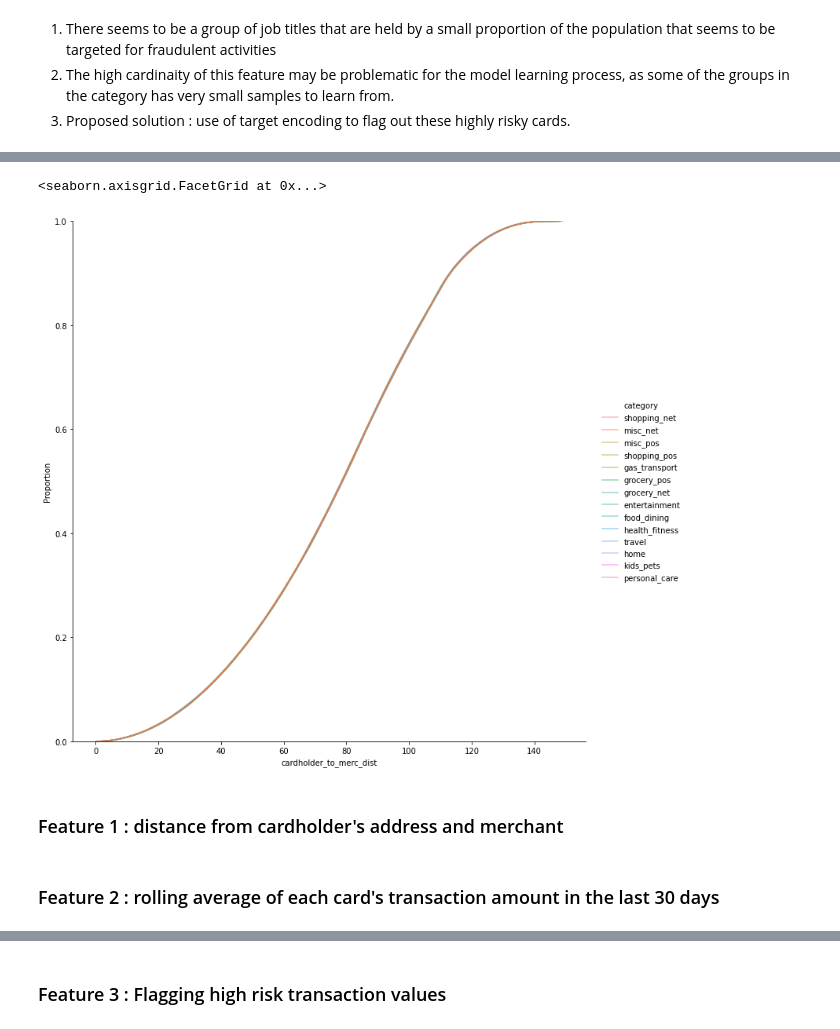
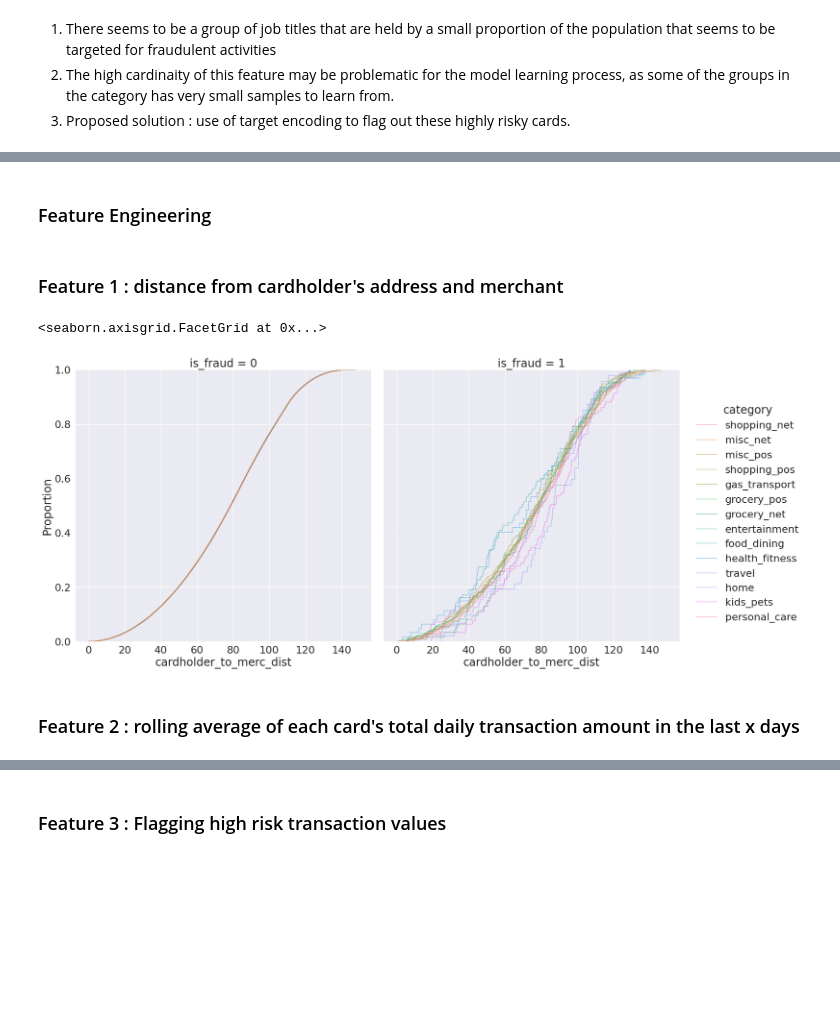
Before and after one commit to ngcheeyuan/Fraud_Detection_Capstone, a Jupyter notebook: Capstone.ipynb, the cells around one changed output, grey strips where cells are left out. Cells and saved outputs as stored; diff of their text form; code cells hidden in the pictures; blank space fills up the shorter version.

```diff
--- a/Capstone.ipynb
+++ b/Capstone.ipynb
@@ -520,3 +521,7 @@ ax[2].axvline(x=df['is_fraud'].mean(), color='r', linestyle ="--")
+# %% [markdown]
+### Feature Engineering
+# %% [markdown]
+### Feature 1 : distance from cardholder's address and merchant
 # %%
 #from math import radians, cos, sin, asin, sqrt
 def haversine(lat1, lon1, lat2, lon2):
@@ -547,16 +552,17 @@ df_test = cardholder_to_merc_dist(df_test)
 # %%
 sns.displot(data = df.reset_index() ,
             x = 'cardholder_to_merc_dist' ,
             hue = 'category',
+            col = 'is_fraud',
             alpha = 0.5 ,
             height = 10,
             aspect = 1,
             kind = 'ecdf' ) # seems like no matter which category, the distribution for 'the distance from the cardholder's registered address to the merchant' is the same.
 # %% [output]
 <seaborn.axisgrid.FacetGrid at 0x...>
-[figure, old version]
+[figure, new version]
-# %% [markdown]
-### Feature 1 : distance from cardholder's address and merchant
+# %% [markdown]
+### Feature 2 : rolling average of each card's total daily transaction amount  in the last x days
 # %%
 def num_trans_last_xdays(df_,x):
   df_['trans_date'] = pd.to_datetime(df_['trans_date']) # making sure 'trans_date' is in datetime format
@@ -578,3 +593 @@ def num_trans_last_xdays(df_,x):
   return df_
-# %% [markdown]
-### Feature 2 : rolling average of each card's transaction amount  in the last 30 days
```
Also changed, not shown: parts of 35 cells of this notebook.
